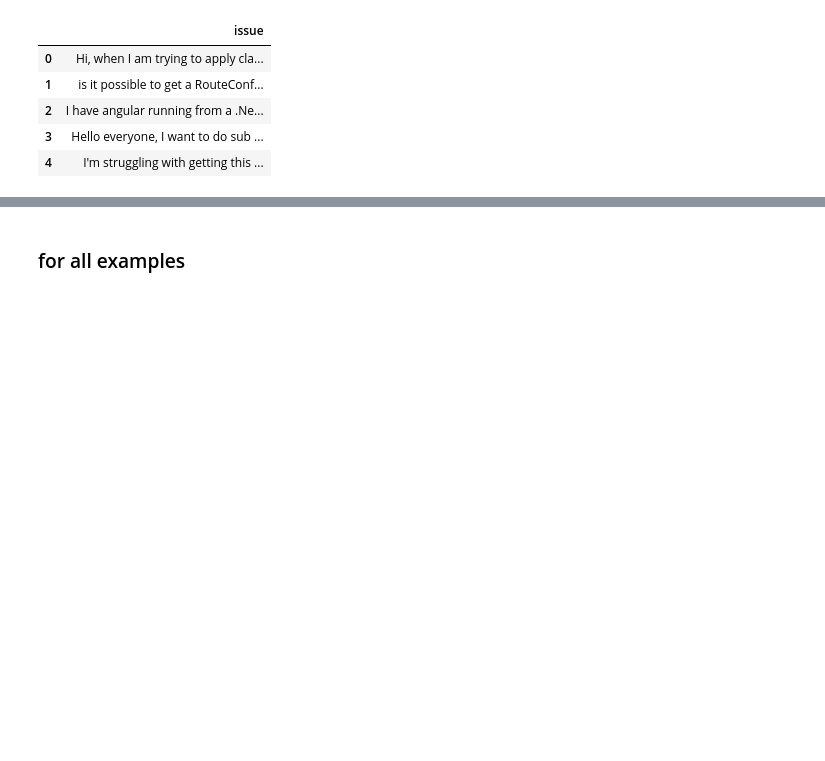
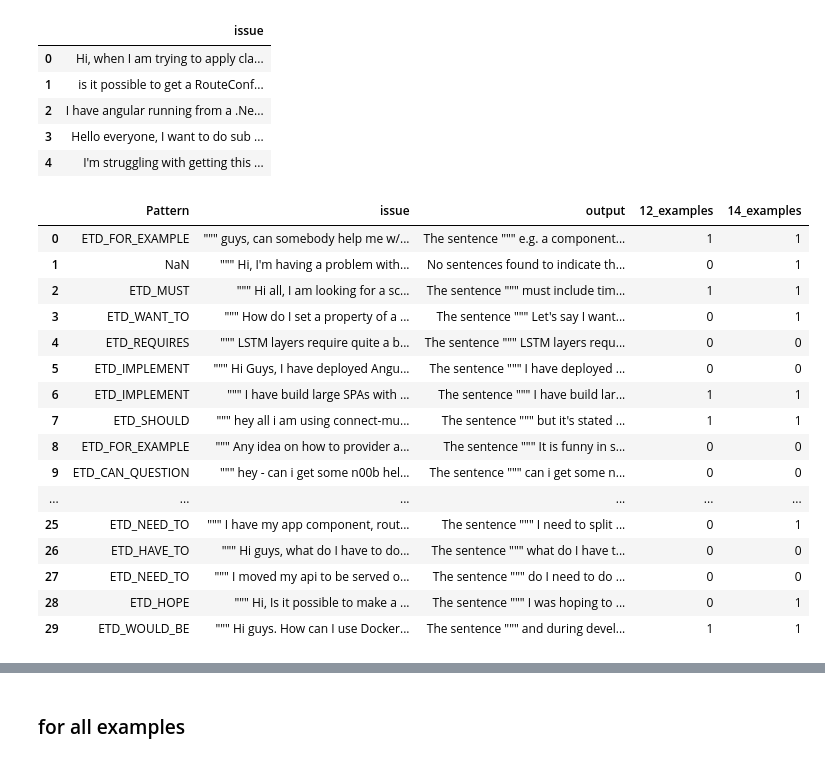
Before and after one commit to NoleWang/Respondent_Recommendation, a Jupyter notebook: openai/Gemini-prompt.ipynb, the cells around one changed output, grey strips where cells are left out. Cells and saved outputs as stored; diff of their text form; code cells hidden in the pictures; blank space fills up the shorter version.

```diff
--- a/openai/Gemini-prompt.ipynb
+++ b/openai/Gemini-prompt.ipynb
@@ -44,6 +44,28 @@ df_issue.head()
 | 2 | I have angular running from a .Ne... |
 | 3 | Hello everyone, I want to do sub ... |
 | 4 | I'm struggling with getting this ... |
+# %%
+df_etd_example = df_etd_example.sample(frac=1)
+df_etd_example.reset_index(drop=True, inplace=True)
+df_etd_example
+# %% [output]
+|  | Pattern | issue | output | 12_examples | 14_examples |
+| 0 | ETD_FOR_EXAMPLE | """ guys, can somebody help me w/... | The sentence """ e.g. a component... | 1 | 1 |
+| 1 | NaN | """ Hi, I'm having a problem with... | No sentences found to indicate th... | 0 | 1 |
+| 2 | ETD_MUST | """ Hi all, I am looking for a sc... | The sentence """ must include tim... | 1 | 1 |
+| 3 | ETD_WANT_TO | """ How do I set a property of a ... | The sentence """ Let's say I want... | 0 | 1 |
+| 4 | ETD_REQUIRES | """ LSTM layers require quite a b... | The sentence """ LSTM layers requ... | 0 | 0 |
+| 5 | ETD_IMPLEMENT | """ Hi Guys, I have deployed Angu... | The sentence """ I have deployed ... | 0 | 0 |
+| 6 | ETD_IMPLEMENT | """ I have build large SPAs with ... | The sentence """ I have build lar... | 1 | 1 |
+| 7 | ETD_SHOULD | """ hey all i am using connect-mu... | The sentence """ but it's stated ... | 1 | 1 |
+| 8 | ETD_FOR_EXAMPLE | """ Any idea on how to provider a... | The sentence """ It is funny in s... | 0 | 0 |
+| 9 | ETD_CAN_QUESTION | """ hey - can i get some n00b hel... | The sentence """ can i get some n... | 0 | 0 |
+| ... | ... | ... | ... | ... | ... |
+| 25 | ETD_NEED_TO | """ I have my app component, rout... | The sentence """ I need to split ... | 0 | 1 |
+| 26 | ETD_HAVE_TO | """ Hi guys, what do I have to do... | The sentence """ what do I have t... | 0 | 0 |
+| 27 | ETD_NEED_TO | """ I moved my api to be served o... | The sentence """ do I need to do ... | 0 | 0 |
+| 28 | ETD_HOPE | """ Hi, Is it possible to make a ... | The sentence """ I was hoping to ... | 0 | 1 |
+| 29 | ETD_WOULD_BE | """ Hi guys. How can I use Docker... | The sentence """ and during devel... | 1 | 1 |
 # %%
 df_ps_example = df_ps_example.sample(frac=1)
 df_ps_example.reset_index(drop=True, inplace=True)
```
Also changed, not shown: parts of 15 cells of this notebook, 1 other file.
